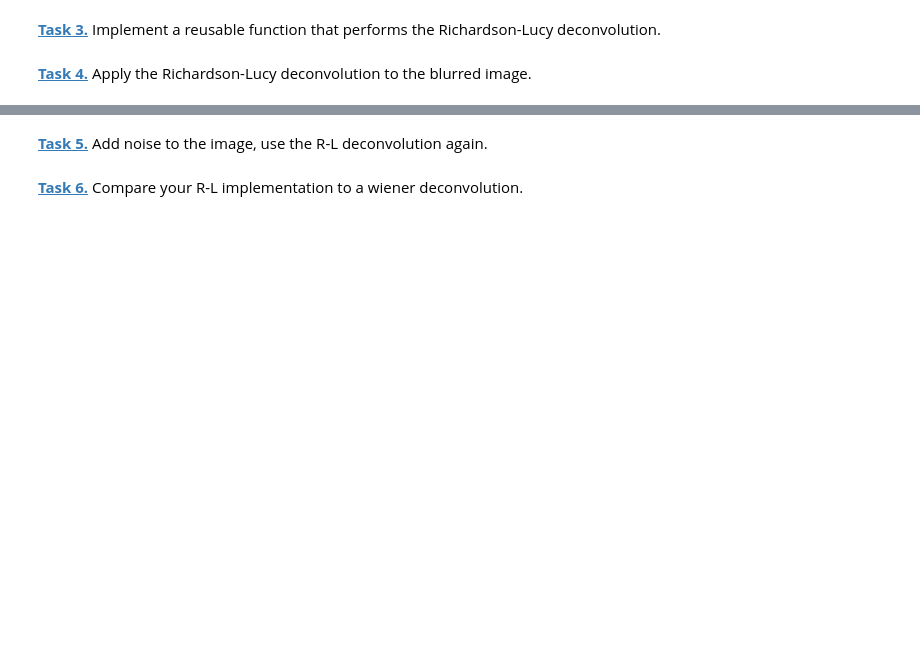
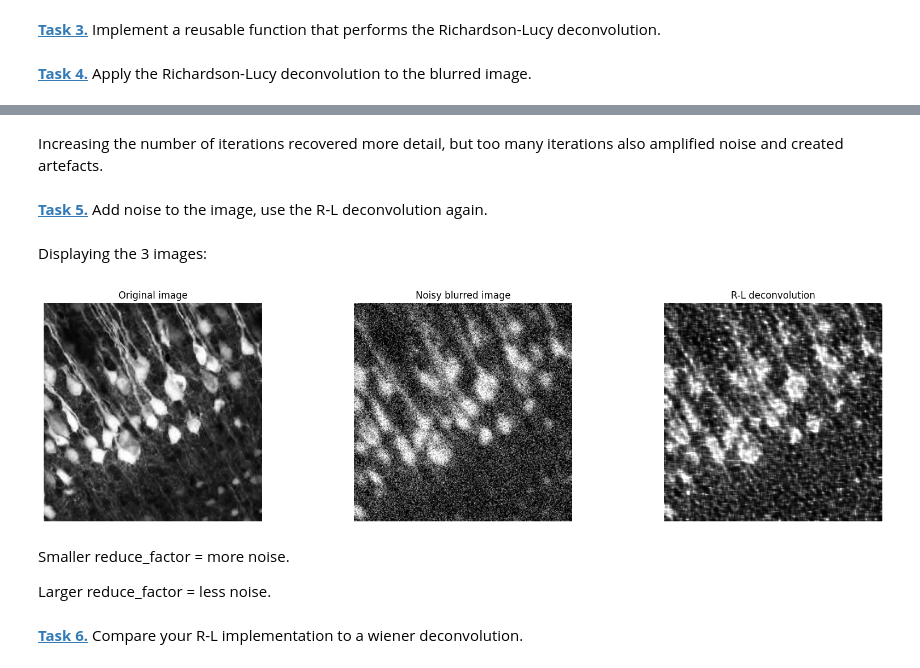
Before and after one commit to vntsslv/mobi-fs5-python, a Jupyter notebook: deconvolution.ipynb, the cells around one changed output, grey strips where cells are left out. Cells and saved outputs as stored; diff of their text form; code cells hidden in the pictures; blank space fills up the shorter version.

```diff
--- a/deconvolution.ipynb
+++ b/deconvolution.ipynb
@@ -52,7 +87,16 @@ Apply the second psf to the image:
 def richardson_lucy_deconvolution(image, psf, n_iterations):
     img_deconv = np.full(image.shape, 0.5)
 
-    ### Insert code here
+    psf_flipped = np.flip(psf)
+
+    for i in range(n_iterations):
+        blurred_estimate = conv(img_deconv, psf, mode='same', boundary='symm')
+
+        ratio = image / (blurred_estimate + 1e-12)
+
+        correction = conv(ratio, psf_flipped, mode='same', boundary='symm')
+
+        img_deconv = img_deconv * correction
 
     img_deconv = img_deconv.clip(0,1)
     return img_deconv
@@ -76,8 +124,44 @@ plt.show()
+# %% [markdown]
+Increasing the number of iterations recovered more detail, but too many iterations also amplified noise and created artefacts.
 # %% [markdown]
 **[Task 5.]()** Add noise to the image, use the R-L deconvolution again.
 # %%
 noise = (np.random.normal(loc=0,size=img.shape))
 reduce_factor = 5
 noise = noise / reduce_factor
+# %%
+img_psf_noise = np.clip(img_psf_gaussian + noise, 0, 1)
+
+deconv_noise = richardson_lucy_deconvolution(
+    img_psf_noise, psf_gaussian, 20
+)
+# %% [markdown]
+Displaying the 3 images:
+# %%
+plt.figure(figsize=(20, 5))
+
+plt.subplot(1, 3, 1)
+plt.imshow(img, 'gray')
+plt.title('Original image')
+plt.axis('off')
+
+plt.subplot(1, 3, 2)
+plt.imshow(img_psf_noise, 'gray')
+plt.title('Noisy blurred image')
+plt.axis('off')
+
+plt.subplot(1, 3, 3)
+plt.imshow(deconv_noise, 'gray')
+plt.title('R-L deconvolution')
+plt.axis('off')
+
+plt.show()
+# %% [output]
+[figure, added]
+# %% [markdown]
+Smaller reduce_factor = more noise.
+
+
+Larger reduce_factor = less noise.
 # %% [markdown]
 **[Task 6.]()** Compare your R-L implementation to a wiener deconvolution.
```
Also changed, not shown: parts of 21 cells of this notebook.
